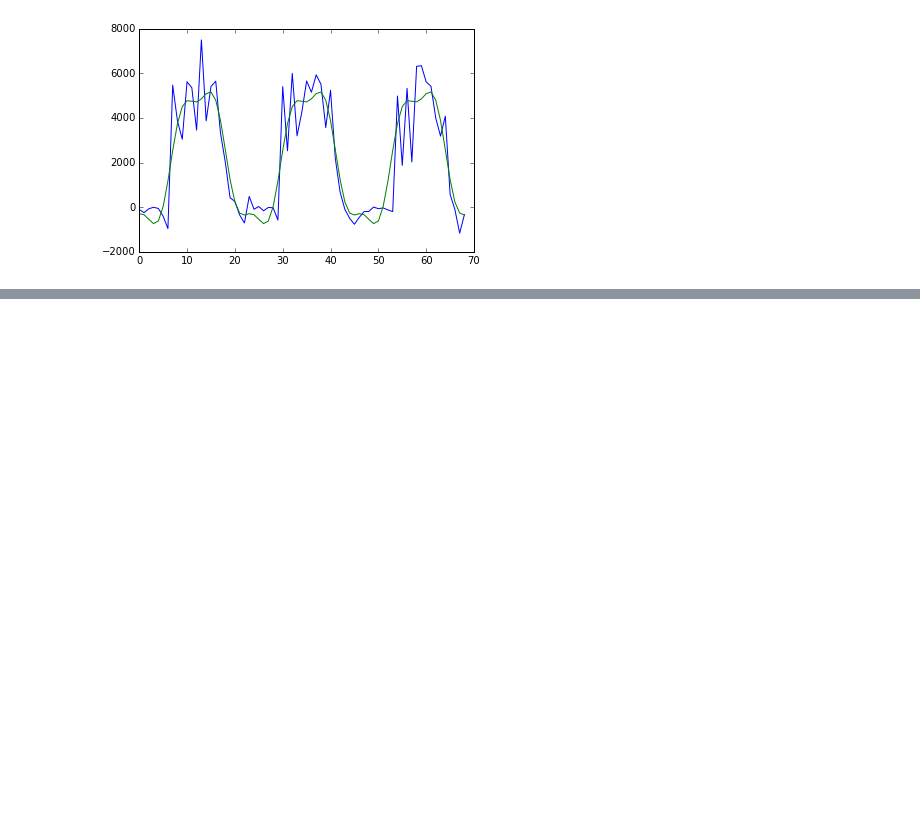
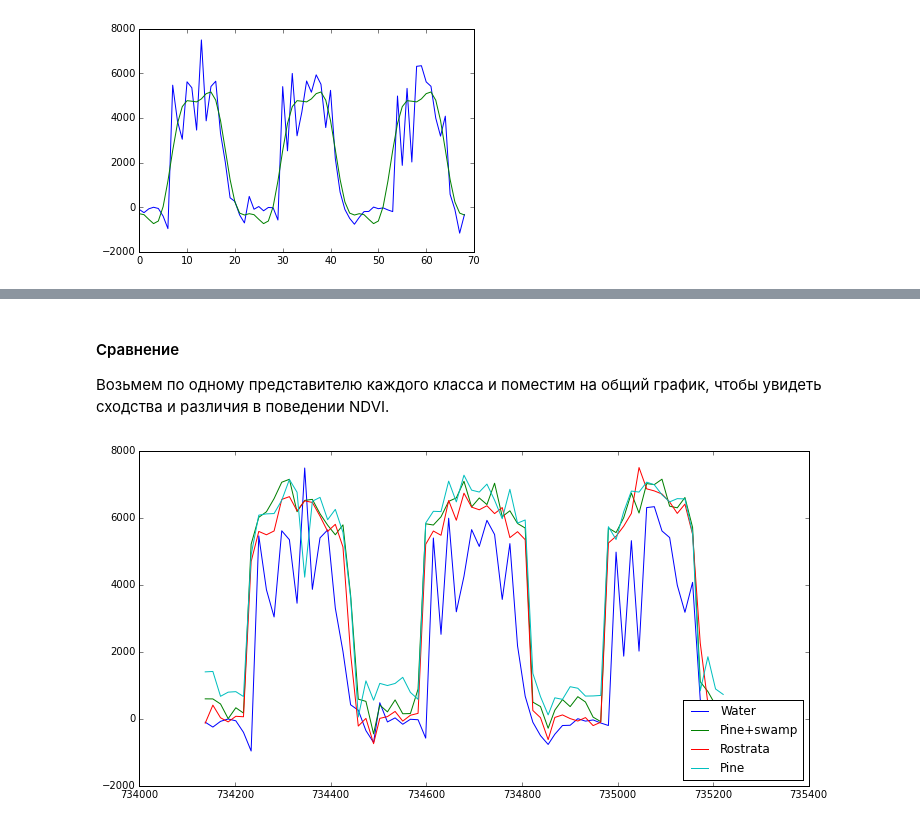
Before and after one commit to KolesovDmitry/remote_sensing, a Jupyter notebook: FFT_NDVI_Segmentation.ipynb, the cells around one changed output, grey strips where cells are left out. Cells and saved outputs as stored; diff of their text form; code cells hidden in the pictures; blank space fills up the shorter version.

```diff
--- a/FFT_NDVI_Segmentation.ipynb
+++ b/FFT_NDVI_Segmentation.ipynb
@@ -194,0 +208,7 @@ plot(t, water0, t, water0_filt)
+# %%
+water_files = ['data/MODIS/point_1_NDVI.csv', 'data/MODIS/point_2_NDVI.csv', 'data/MODIS/point_3_NDVI.csv']
+
+water_frames = map(get_modis_ndvi_frame, water_files)
+plot(water_frames[0].DayNum, water_frames[0].NDVI,
+     water_frames[1].DayNum, water_frames[1].NDVI,
+     water_frames[2].DayNum, water_frames[2].NDVI)
@@ -194,0 +262,13 @@ plot(t, water0, t, water0_filt)
+# %% [markdown]
+#### Сравнение
+Возьмем по одному представителю каждого класса и поместим на общий график, чтобы увидеть сходства и различия в поведении NDVI.
+# %%
+fig = plt.figure(figsize=(12,6), dpi=100)
+plt.plot(water_frames[0].DayNum, water_frames[0].NDVI, label='Water')
+plt.plot(pine_swamp_frames[0].DayNum, pine_swamp_frames[0].NDVI, label='Pine+swamp')
+plt.plot(rostrata_frames[0].DayNum, rostrata_frames[0].NDVI, label='Rostrata')
+plt.plot(pine_frames[0].DayNum, pine_frames[0].NDVI, label='Pine')
+plt.legend(loc=4)
+plt.show()
+# %% [output]
+[figure, added]
```
Also changed, not shown: parts of 50 cells of this notebook.
